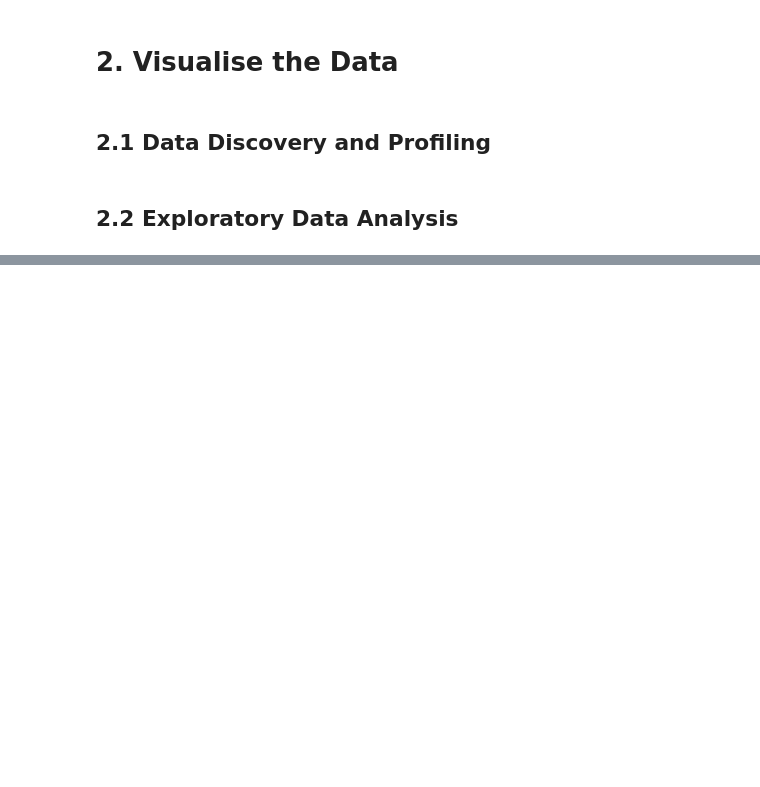
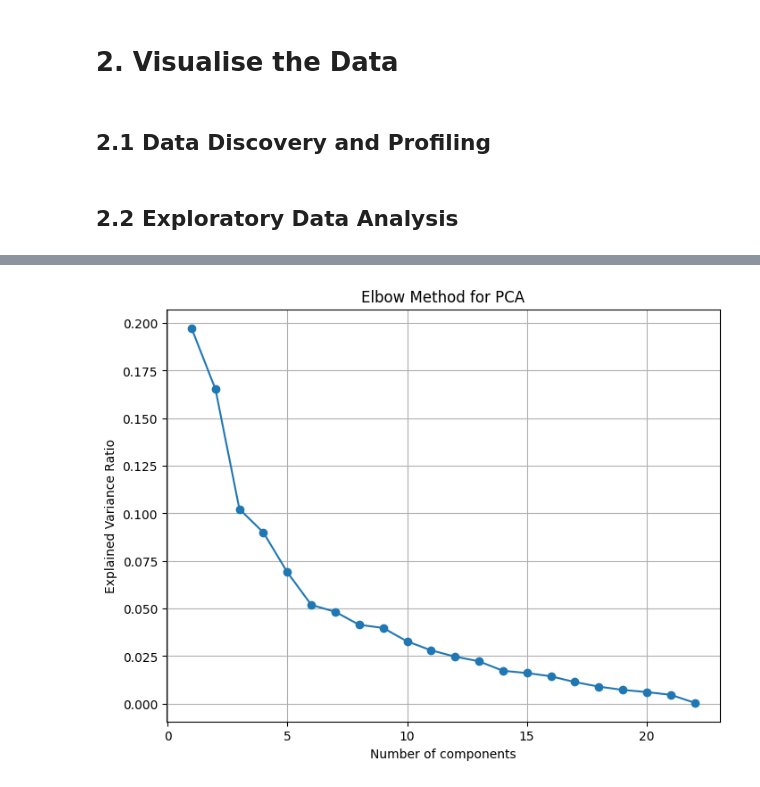
Before and after one commit to sofiaamihan/box-office-analyser, a Jupyter notebook: visuals.ipynb, the cells around one changed output, grey strips where cells are left out. Saved outputs shown, nothing was run; the diff lists cells and outputs as text; code cells hidden in the pictures; blank space fills up the shorter version.

```diff
--- a/visuals.ipynb
+++ b/visuals.ipynb
@@ -530,0 +702,13 @@ display(df)
+# %%
+# Convert back to Original Feature Headers
+renamed_columns = {
+    0:'genres',
+    1:'approval_index',
+    2:'budget',
+    3:'year',
+    4:'runtime_category_Medium',
+    5:'runtime_category_Long',
+    6:'runtime_category_VeryLong'
+}
+X_train.rename(renamed_columns, axis='columns', inplace=True)
+X_test.rename(renamed_columns, axis='columns', inplace=True)
@@ -530,0 +733,15 @@ display(df)
+# %%
+# Robust Scaling Budget
+robust_scaler = RobustScaler()
+X_train[['budget_scaled']] = robust_scaler.fit_transform(X_train[['budget']])
+X_train.drop(columns=['budget'], inplace=True)
+# %%
+# Standard Scaling Year
+s_scaler = StandardScaler()
+X_train[['year_scaled']] = s_scaler.fit_transform(X_train[['year']])
+X_train.drop(columns=['year'], inplace=True)
+# %%
+# One-Hot Encoding Genre - TRAIN
+new = X_train['genres'].str.get_dummies(sep=',')
+display(new)
+del X_train['genres']
@@ -530,0 +762,18 @@ display(df)
+# %%
+# Principle Component Analysis (PCA) for Categorical Data
+def explained_variance(data, max_components=22):
+    pca = PCA(n_components=max_components)
+    pca.fit(data)
+    return pca.explained_variance_ratio_
+
+explained_variance_ratio = explained_variance(new)
+
+plt.figure(figsize=(8,6))
+plt.plot(range(1, len(explained_variance_ratio) +1), explained_variance_ratio, marker='o')
+plt.xlabel('Number of components')
+plt.ylabel('Explained Variance Ratio')
+plt.title('Elbow Method for PCA')
+plt.grid(True)
+plt.show()
+# %% [output]
+[figure, added]
```
Also changed, not shown: parts of 46 cells of this notebook, 7 other files.
